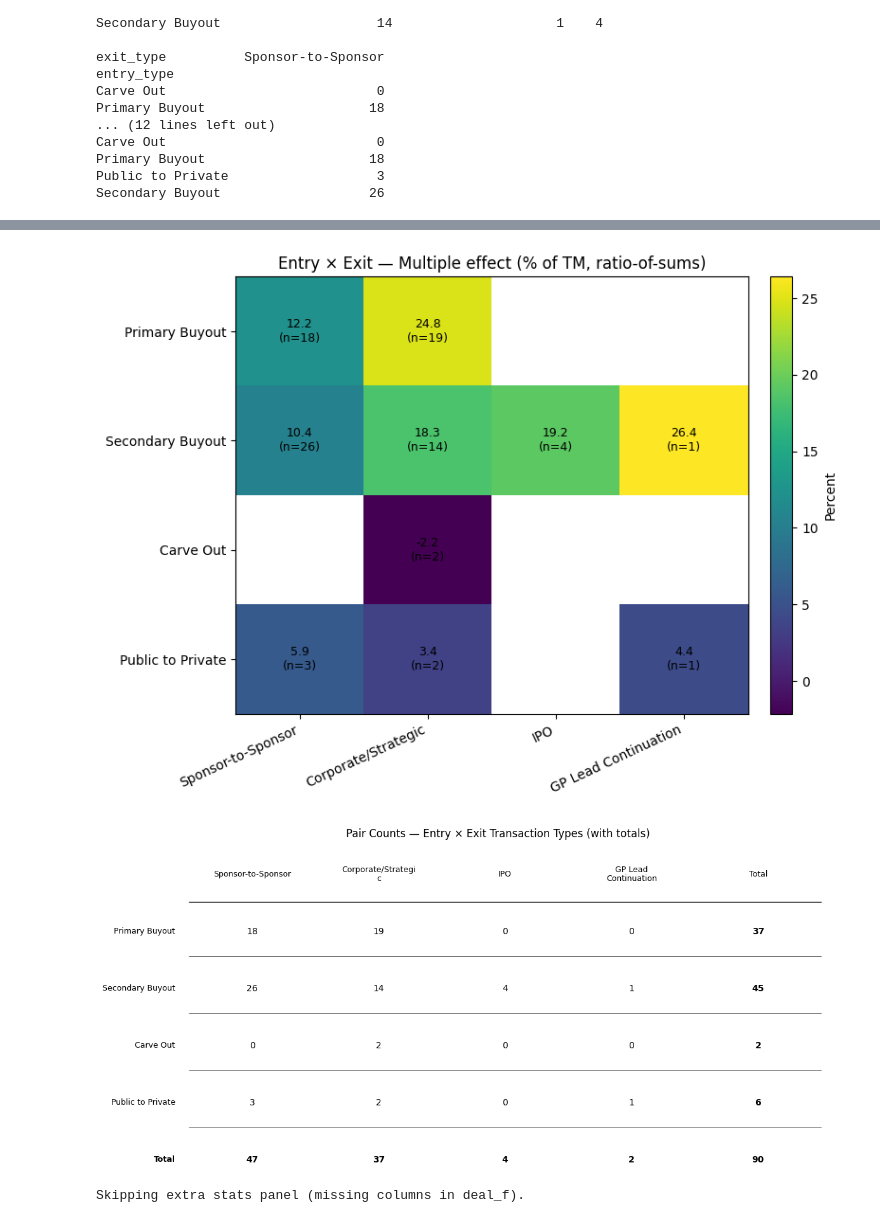
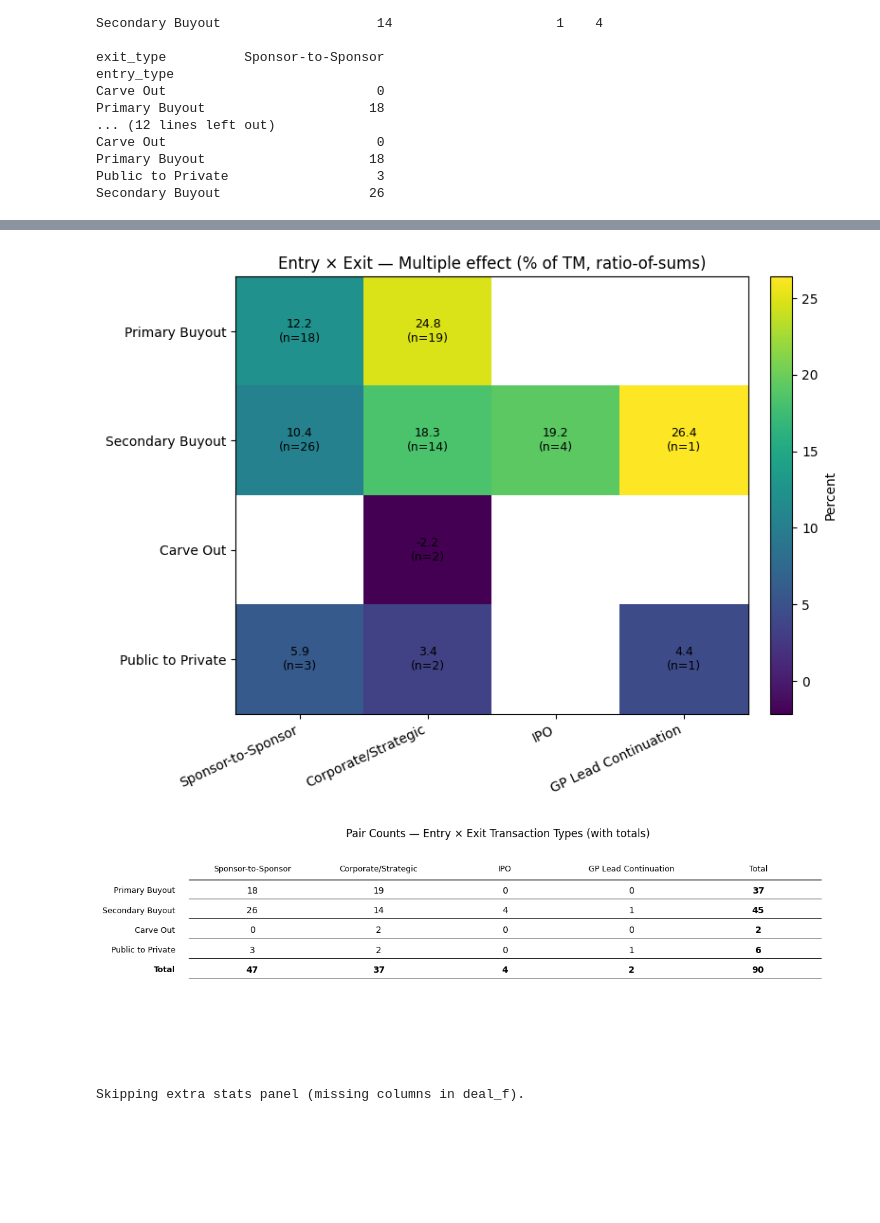
Before and after one commit to mgilch/BeyondTheBuyout_ValueCreation, a Jupyter notebook: ValueCreation/ValueCreationBreakdown/06ByEntryExitPair/ValueCreationByEntryExitPair.ipynb, the cells around one changed output, grey strips where cells are left out. Drawn from its saved outputs; the diff is of its cells as text; code cells hidden in the pictures; blank space fills up the shorter version.

```diff
--- a/ValueCreation/ValueCreationBreakdown/06ByEntryExitPair/ValueCreationByEntryExitPair.ipynb
+++ b/ValueCreation/ValueCreationBreakdown/06ByEntryExitPair/ValueCreationByEntryExitPair.ipynb
@@ -292,7 +292,7 @@ left_margin, right_margin = 0.05, 0.97
 xs = left_margin + (np.arange(n_cols) + 0.5) * (right_margin - left_margin) / n_cols
 ys = [row_start - i*row_gap for i in range(n_rows)]
 
-wrap_w = 18
+wrap_w = 20
 for x_pos, hdr in zip(xs, headers):
     ax.text(x_pos, y_header, textwrap.fill(str(hdr), width=wrap_w),
             ha="center", va="center", fontsize=8.5, linespacing=1.05, transform=ax.transAxes)
@@ -436,7 +436,7 @@ left_margin, right_margin = 0.05, 0.97
 xs = left_margin + (np.arange(n_cols) + 0.5) * (right_margin - left_margin) / n_cols
 ys = [row_start - i*row_gap for i in range(n_rows)]
 
-wrap_w = 18
+wrap_w = 20
 for x_pos, hdr in zip(xs, headers):
     ax.text(x_pos, y_header, textwrap.fill(str(hdr), width=wrap_w),
             ha="center", va="center", fontsize=8.5, linespacing=1.05, transform=ax.transAxes)
@@ -641,7 +641,7 @@ left_margin, right_margin = 0.05, 0.97
 xs = left_margin + (np.arange(n_cols) + 0.5) * (right_margin - left_margin) / n_cols
 ys = [row_start - i*row_gap for i in range(n_rows)]
 
-wrap_w = 18
+wrap_w = 20
 for x_pos, hdr in zip(xs, headers):
     ax.text(x_pos, y_header, textwrap.fill(str(hdr), width=wrap_w),
             ha="center", va="center", fontsize=8.5, linespacing=1.05, transform=ax.transAxes)
@@ -757,19 +757,19 @@ rows    = list(count_with_totals.index)
 n_cols = len(headers)
 n_rows = len(rows)
 
-fig_h  = 3.6 + max(0, n_rows-1) * 0.5
+fig_h  = 3.0 + max(0, n_rows-1) * 0.25
 fig, ax = plt.subplots(figsize=(12, fig_h))
 ax.set_axis_off()
 
 left_margin, right_margin = 0.05, 0.97
 xs = left_margin + (np.arange(n_cols) + 0.5) * (right_margin - left_margin) / n_cols
 
-y_header = 0.90
-row_start = 0.72
-row_gap   = 0.18
+row_start = 0.78                            # was 0.72
+row_gap   = 0.09                            # was 0.18
+y_header  = 0.88                          # was 0.90
 ys = [row_start - i*row_gap for i in range(n_rows)]
 
-wrap_w = 18
+wrap_w = 20
 # headers
 for x_pos, hdr in zip(xs, headers):
     ax.text(x_pos, y_header, textwrap.fill(str(hdr), width=wrap_w),
@@ -841,34 +841,34 @@ if INCLUDE_EXTRA_STATS:
             row_gap   = 0.18
             ys = [row_start - i*row_gap for i in range(n_rows)]
 
-            wrap_w = 18
+            wrap_w = 20
             for x_pos, hdr in zip(xs, headers):
                 ax.text(x_pos, y_header, textwrap.fill(str(hdr), width=wrap_w),
                         ha="center", va="center", fontsize=9, linespacing=1.05, transform=ax.transAxes)
 
             row_label_x = left_margin - 0.02
             for y_pos, r in zip(ys, rows):
                 ax.text(row_label_x, y_pos, str(r), ha="right", va="center", fontsize=9, transform=ax.transAxes)
                 for x_pos, v in zip(xs, values_df.loc[r, headers]):
                     s = "" if pd.isna(v) else fmt_func(v)
                     ax.text(x_pos, y_pos, s, ha="center", va="center", fontsize=10, fontweight="bold",
                             transform=ax.transAxes)
 
             sep_top = (y_header + ys[0]) / 2
             ax.hlines([sep_top], xmin=left_margin, xmax=right_margin, colors="black", linewidth=1.0, transform=ax.transAxes)
             for y_pos in ys:
                 ax.hlines([y_pos - row_gap/2 + 0.01], xmin=left_margin, xmax=right_margin,
                           colors="black", linewidth=0.6, transform=ax.transAxes)
 
             ax.set_title(title, pad=6)
             fig.tight_layout()
             plt.show()
 
         draw_panel(count_matrix, "Pair Counts — Entry × Exit (no totals)", lambda v: f"{int(v)}")
         draw_panel(med_TM_mat, "Median Times Money (levered) by Entry × Exit", lambda v: f"{v:.2f}×")
         draw_panel(med_HP_mat, "Median Holding Period by Entry × Exit",      lambda v: f"{v:.1f}y")
 # %% [output]
 [figure]
 [figure]
-[figure, old version]
+[figure, new version]
 Skipping extra stats panel (missing columns in deal_f).
```
Also changed, not shown: parts of 3 cells of this notebook, 9 other files.
